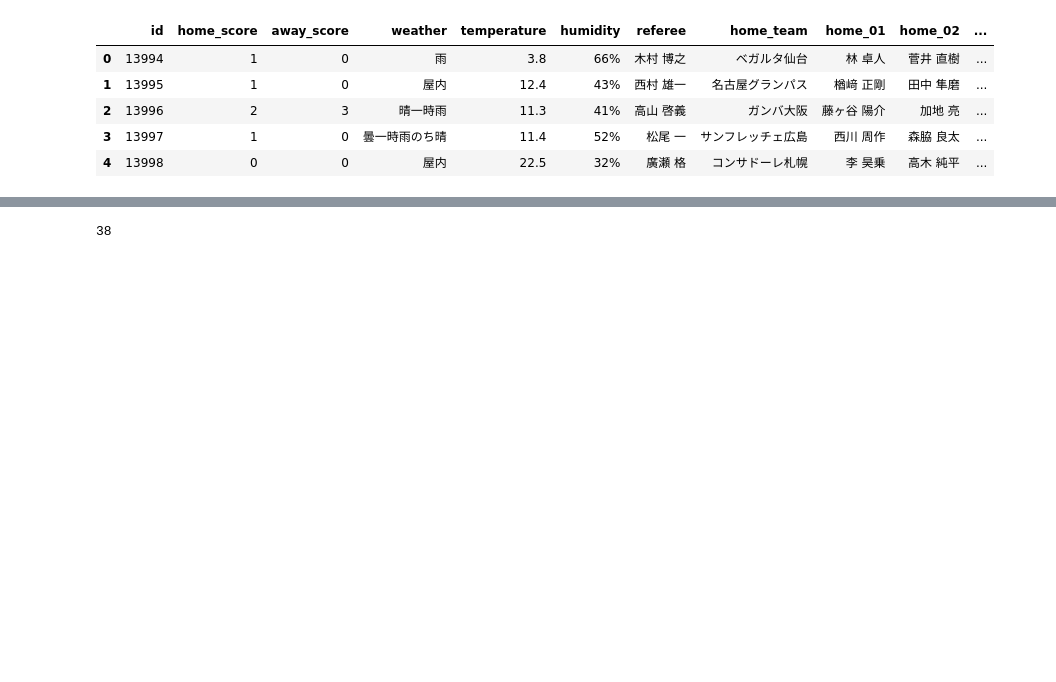
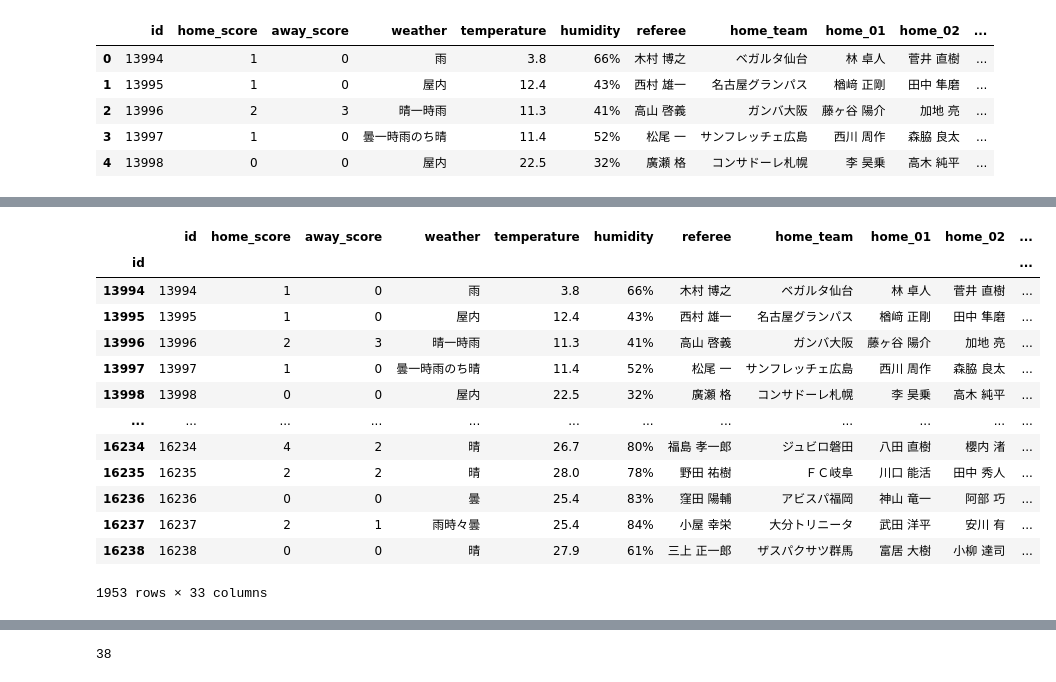
Before and after one commit to yoshiyoshi1997/JLeague_audience_predict, a Jupyter notebook: JLeague/Watch_csv.ipynb, the cells around one changed output, grey strips where cells are left out. Drawn from its saved outputs; the diff is of its cells as text; code cells hidden in the pictures; blank space fills up the shorter version.

```diff
--- a/JLeague/Watch_csv.ipynb
+++ b/JLeague/Watch_csv.ipynb
@@ -191,3 +214,6 @@ condition.head()
 | 2 | 13996 | 2 | 3 | 晴一時雨 | 11.3 | 41% | 高山 啓義 | ガンバ大阪 | 藤ヶ谷 陽介 | 加地 亮 | ... |
 | 3 | 13997 | 1 | 0 | 曇一時雨のち晴 | 11.4 | 52% | 松尾 一 | サンフレッチェ広島 | 西川 周作 | 森脇 良太 | ... |
 | 4 | 13998 | 0 | 0 | 屋内 | 22.5 | 32% | 廣瀬 格 | コンサドーレ札幌 | 李 昊乗 | 高木 純平 | ... |
+# %%
+condition = condition.set_index(['id'],drop=False)
+condition.head()
@@ -193,0 +228,18 @@ condition.head()
+# %%
+train_con = condition.loc[list(train['id'].index)]
+train_con
+# %% [output]
+|  | id | home_score | away_score | weather | temperature | humidity | referee | home_team | home_01 | home_02 | ... |
+| id |  |  |  |  |  |  |  |  |  |  | ... |
+| 13994 | 13994 | 1 | 0 | 雨 | 3.8 | 66% | 木村 博之 | ベガルタ仙台 | 林 卓人 | 菅井 直樹 | ... |
+| 13995 | 13995 | 1 | 0 | 屋内 | 12.4 | 43% | 西村 雄一 | 名古屋グランパス | 楢﨑 正剛 | 田中 隼磨 | ... |
+| 13996 | 13996 | 2 | 3 | 晴一時雨 | 11.3 | 41% | 高山 啓義 | ガンバ大阪 | 藤ヶ谷 陽介 | 加地 亮 | ... |
+| 13997 | 13997 | 1 | 0 | 曇一時雨のち晴 | 11.4 | 52% | 松尾 一 | サンフレッチェ広島 | 西川 周作 | 森脇 良太 | ... |
+| 13998 | 13998 | 0 | 0 | 屋内 | 22.5 | 32% | 廣瀬 格 | コンサドーレ札幌 | 李 昊乗 | 高木 純平 | ... |
+| ... | ... | ... | ... | ... | ... | ... | ... | ... | ... | ... | ... |
+| 16234 | 16234 | 4 | 2 | 晴 | 26.7 | 80% | 福島 孝一郎 | ジュビロ磐田 | 八田 直樹 | 櫻内 渚 | ... |
+| 16235 | 16235 | 2 | 2 | 晴 | 28.0 | 78% | 野田 祐樹 | ＦＣ岐阜 | 川口 能活 | 田中 秀人 | ... |
+| 16236 | 16236 | 0 | 0 | 曇 | 25.4 | 83% | 窪田 陽輔 | アビスパ福岡 | 神山 竜一 | 阿部 巧 | ... |
+| 16237 | 16237 | 2 | 1 | 雨時々曇 | 25.4 | 84% | 小屋 幸栄 | 大分トリニータ | 武田 洋平 | 安川 有 | ... |
+| 16238 | 16238 | 0 | 0 | 晴 | 27.9 | 61% | 三上 正一郎 | ザスパクサツ群馬 | 富居 大樹 | 小柳 達司 | ... |
+1953 rows × 33 columns
```
Also changed, not shown: parts of 5 cells of this notebook, 2 other files.
